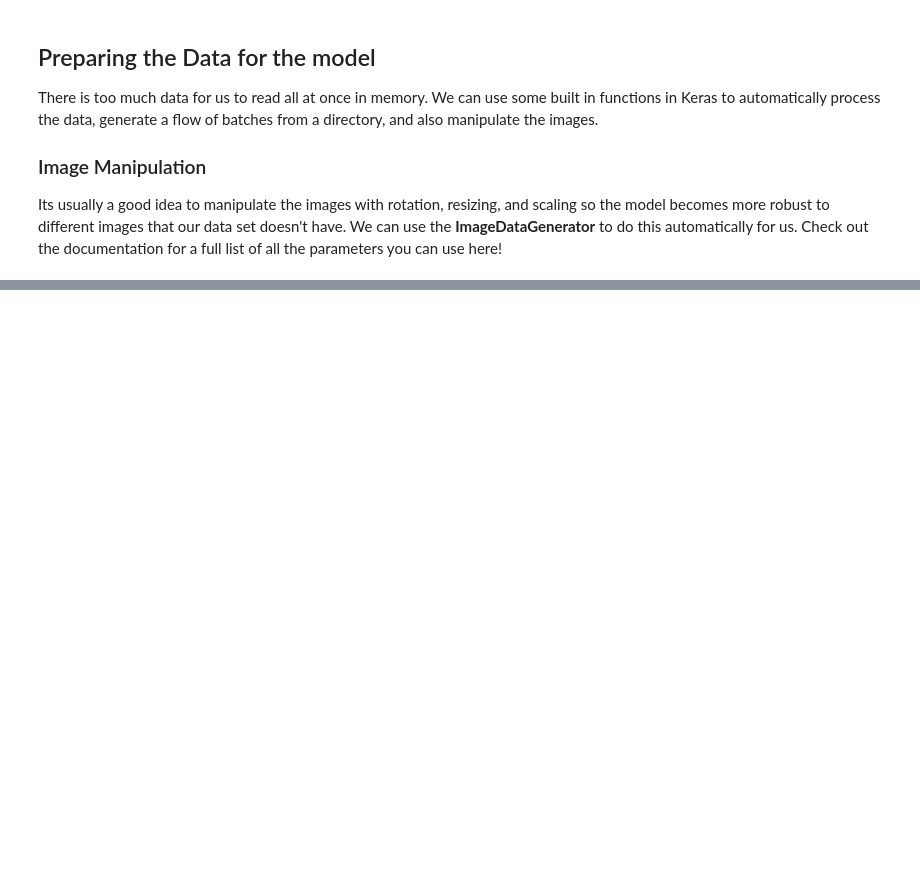
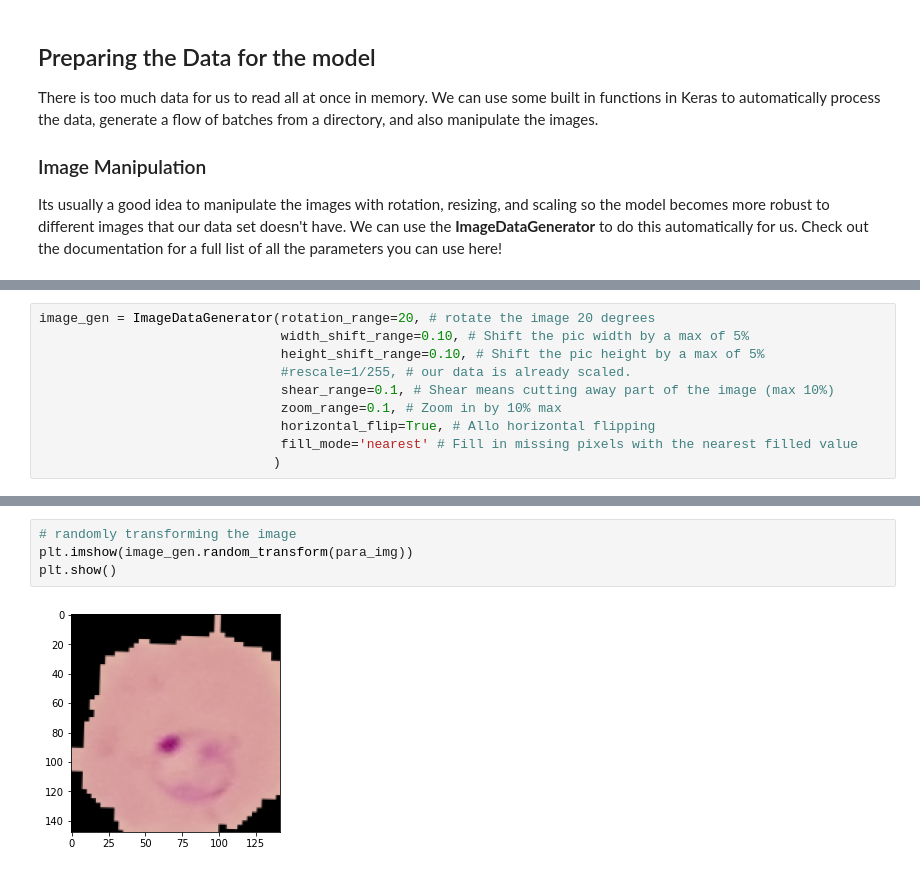
Before and after one commit to jordanfalcao/tensorflow2-deeplearning, a Jupyter notebook: 05-CNNs/03_Deep_Learning_Custom_Images_Malaria.ipynb, the cells around one changed output, grey strips where cells are left out. Drawn from its saved outputs; the diff is of its cells as text; blank space fills up the shorter version.

```diff
--- a/05-CNNs/03_Deep_Learning_Custom_Images_Malaria.ipynb
+++ b/05-CNNs/03_Deep_Learning_Custom_Images_Malaria.ipynb
@@ -169,0 +208,10 @@ len(os.listdir('cell_images/test/uninfected'))
+# %%
+image_gen = ImageDataGenerator(rotation_range=20, # rotate the image 20 degrees
+                               width_shift_range=0.10, # Shift the pic width by a max of 5%
+                               height_shift_range=0.10, # Shift the pic height by a max of 5%
+                               #rescale=1/255, # our data is already scaled.
+                               shear_range=0.1, # Shear means cutting away part of the image (max 10%)
+                               zoom_range=0.1, # Zoom in by 10% max
+                               horizontal_flip=True, # Allo horizontal flipping
+                               fill_mode='nearest' # Fill in missing pixels with the nearest filled value
+                              )
@@ -169,0 +223,6 @@ len(os.listdir('cell_images/test/uninfected'))
+# %%
+# randomly transforming the image
+plt.imshow(image_gen.random_transform(para_img))
+plt.show()
+# %% [output]
+[figure, added]
```
Also changed, not shown: parts of 31 cells of this notebook, 1 other file.
